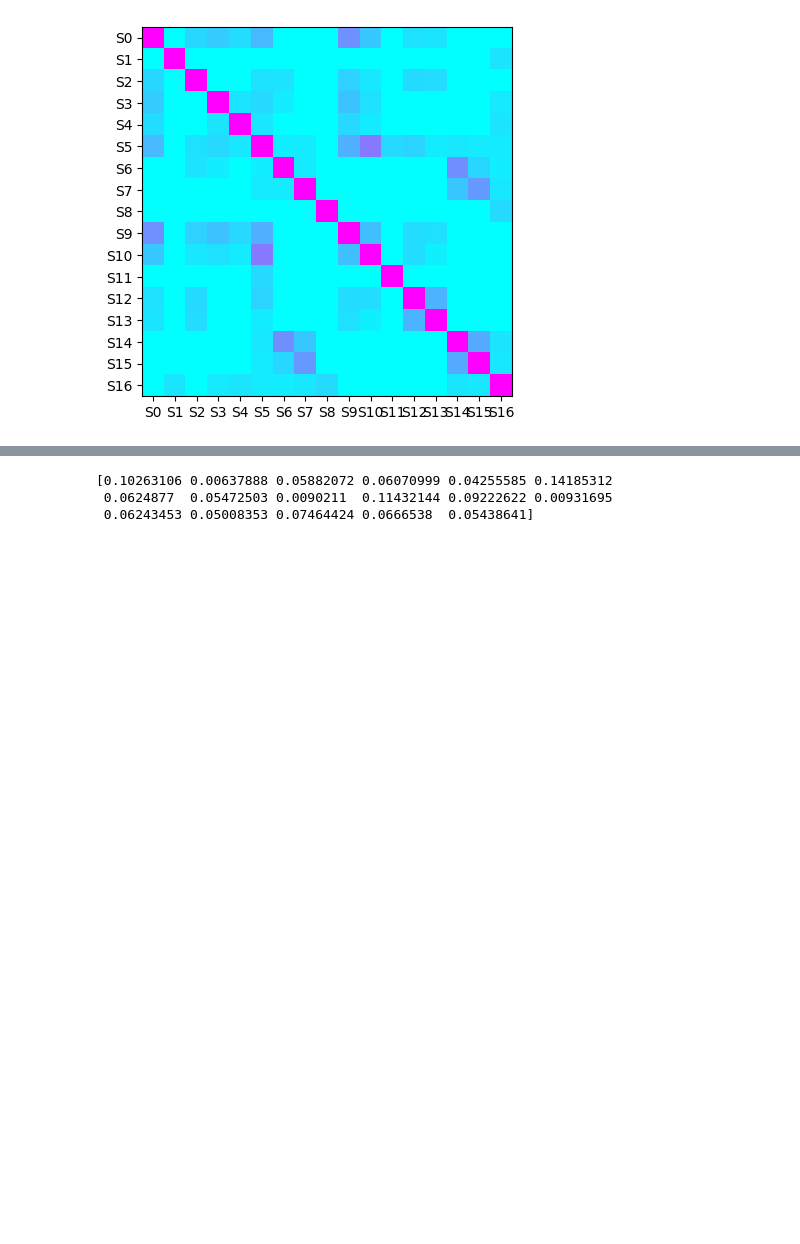
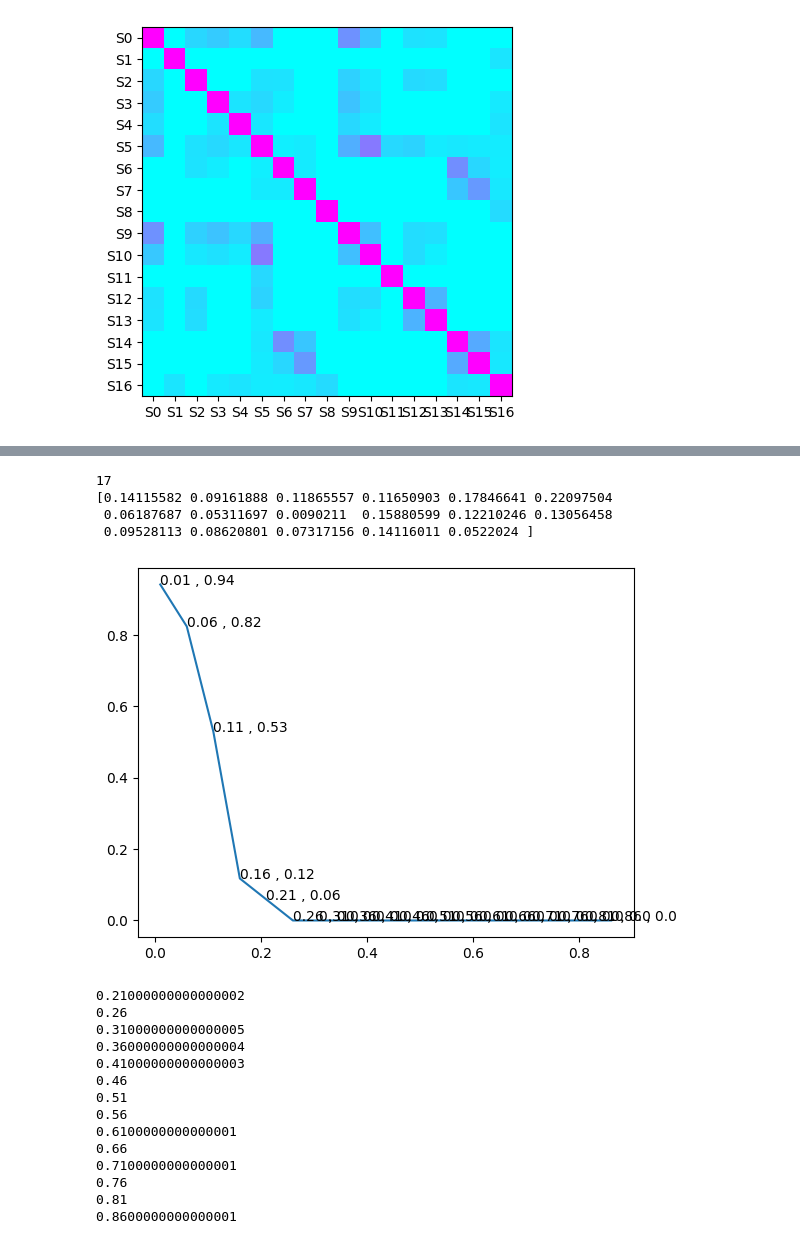
Before and after one commit to Lontoone/KnowledgeGraphCore, a Jupyter notebook: src/LsaHelperTest.ipynb, the cells around one changed output, grey strips where cells are left out. Cells and saved outputs as stored; diff of their text form; code cells hidden in the pictures; blank space fills up the shorter version.

```diff
--- a/src/LsaHelperTest.ipynb
+++ b/src/LsaHelperTest.ipynb
@@ -227,9 +252,44 @@ Python is a high-level, interpreted, general-purpose programming language.
 # %%
 #每一列累加後平均，便是重要度
+print(count)
 row_sum = (sent_cosSim.sum(axis=1)-1)/(count-1)
 print(row_sum)
+
+avg= row_sum
+
+xlab = np.arange(0.01,0.9,step=0.05) #閥值
+ylab=[]  #通過率
+for x in xlab:
+    ylab.append(sum(avg>=x)/len(avg))
+
+plt.plot(xlab,ylab)
+for a,b in zip(xlab, ylab):
+    plt.text(a, b, str(round(a,2))+" , "+str(round(b,2)))
+plt.show()
+
+target=0.1
+for x in xlab:
+    y= sum(avg>=x)/len(avg)
+    if y<=target:
+        print(x)
 # %% [output]
-[0.10263106 0.00637888 0.05882072 0.06070999 0.04255585 0.14185312
- 0.0624877  0.05472503 0.0090211  0.11432144 0.09222622 0.00931695
- 0.06243453 0.05008353 0.07464424 0.0666538  0.05438641]
+17
+[0.14115582 0.09161888 0.11865557 0.11650903 0.17846641 0.22097504
+ 0.06187687 0.05311697 0.0090211  0.15880599 0.12210246 0.13056458
+ 0.09528113 0.08620801 0.07317156 0.14116011 0.0522024 ]
+[figure, added]
+0.21000000000000002
+0.26
+0.31000000000000005
+0.36000000000000004
+0.41000000000000003
+0.46
+0.51
+0.56
+0.6100000000000001
+0.66
+0.7100000000000001
+0.76
+0.81
+0.8600000000000001
 # %%
```
Also changed, not shown: parts of 8 cells of this notebook, 27 other files.
